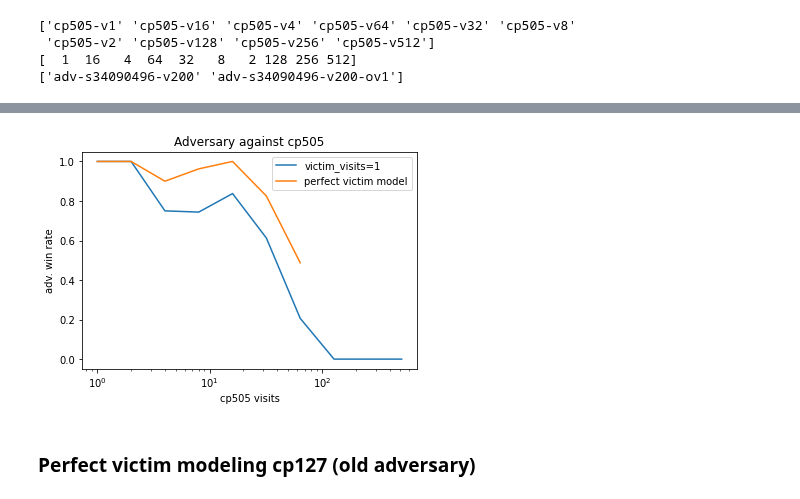
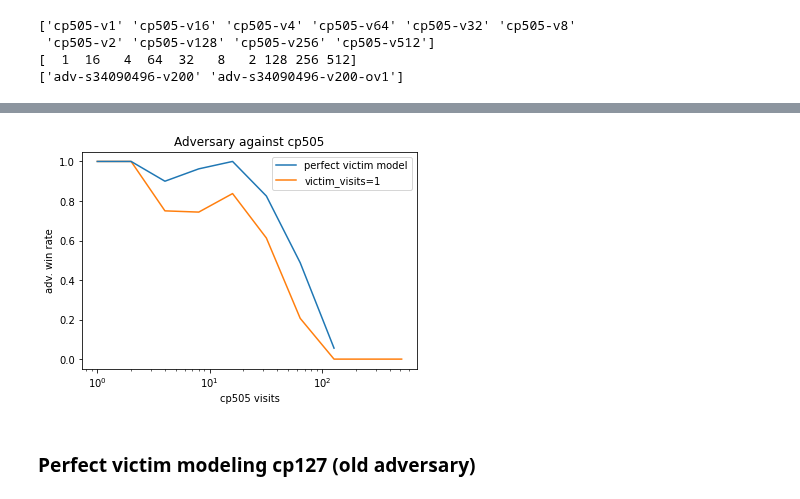
Before and after one commit to AlignmentResearch/go_attack, a Jupyter notebook: notebooks/iclr2022/plots.ipynb, the cells around one changed output, grey strips where cells are left out. Drawn from its saved outputs; the diff is of its cells as text; code cells hidden in the pictures.

Commit message:
Update plots

```diff
--- a/notebooks/iclr2022/plots.ipynb
+++ b/notebooks/iclr2022/plots.ipynb
@@ -100,13 +100,13 @@ len(df.query("adv_name == 'adv-s34090496-v200' and victim_visits == 128"))
 # %%
+df.query("adv_name == 'adv-s34090496-v200' & victim_visits <= 128").groupby("victim_visits").mean().adv_win.plot(label="perfect victim model", zorder=10);
 df.query("adv_name == 'adv-s34090496-v200-ov1'").groupby("victim_visits").mean().adv_win.plot(label="victim_visits=1")
-df.query("adv_name == 'adv-s34090496-v200' & victim_visits <= 64").groupby("victim_visits").mean().adv_win.plot(label="perfect victim model");
 plt.xscale("log")
 plt.ylabel("adv. win rate")
 plt.title("Adversary against cp505")
 plt.xlabel("cp505 visits")
 plt.legend();
 # %% [output]
-[figure, old version]
+[figure, new version]
 # %% [markdown]
 ### Perfect victim modeling cp127 (old adversary)
 # %%
```
Also changed, not shown: parts of 4 cells of this notebook, 1 other file.
